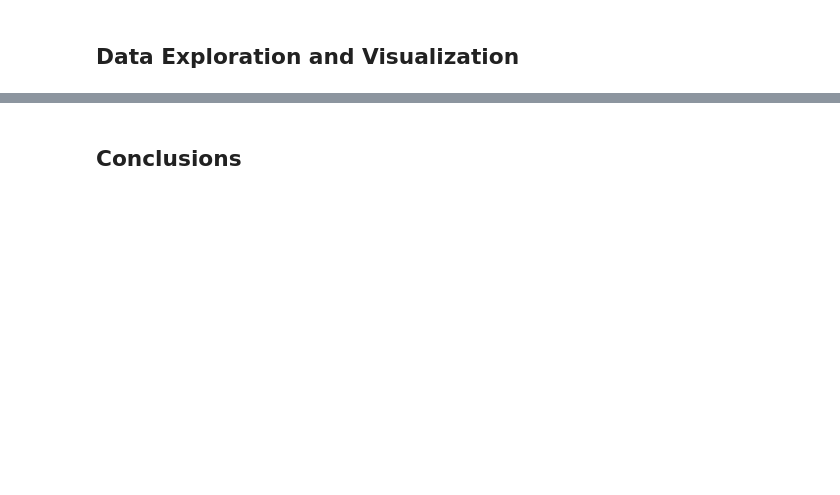
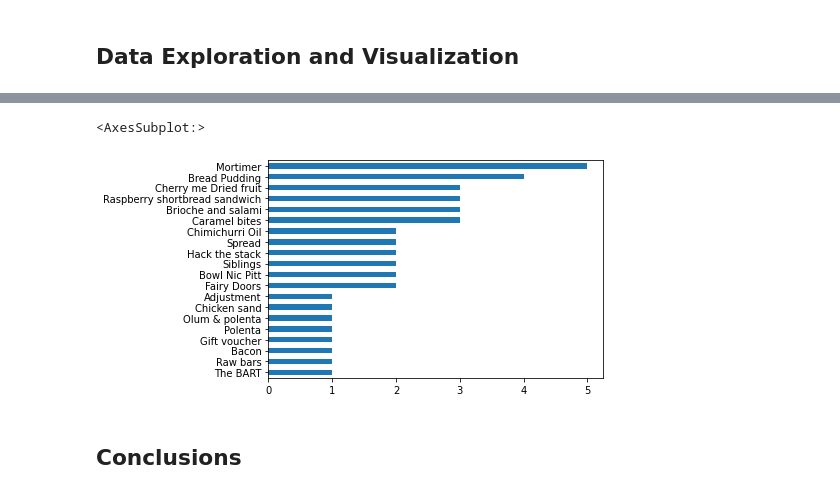
Before and after one commit to shayleelaura/Bakery-Predictions, a Jupyter notebook: Untitled.ipynb, the cells around one changed output, grey strips where cells are left out. Drawn from its saved outputs; the diff is of its cells as text; code cells hidden in the pictures; blank space fills up the shorter version.

```diff
--- a/Untitled.ipynb
+++ b/Untitled.ipynb
@@ -49,2 +104,11 @@ itemFrequency.head(10).plot(kind = 'barh')
+# %%
+#What items are purchased the least
+
+itemFrequency = bakery['Items'].value_counts().sort_values(ascending=True)
+
+itemFrequency.head(20).plot(kind = 'barh')
+# %% [output]
+<AxesSubplot:>
+[figure, added]
 # %% [markdown]
 ## Conclusions
```
Also changed, not shown: parts of 7 cells of this notebook, 1 other file.
